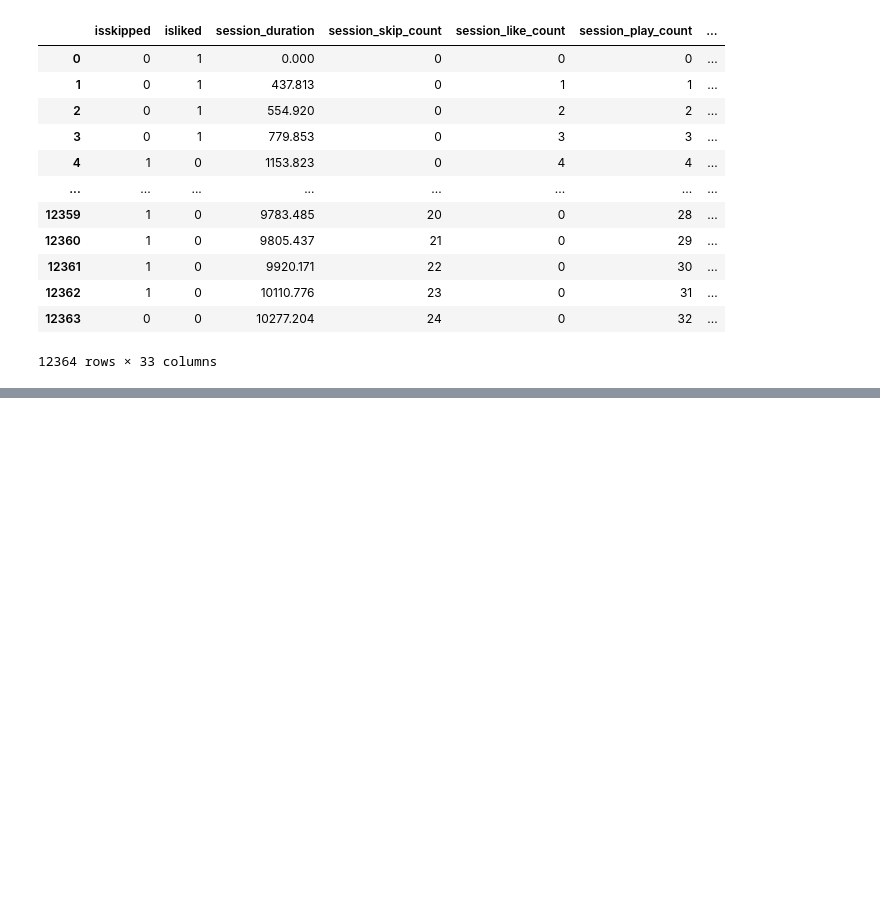
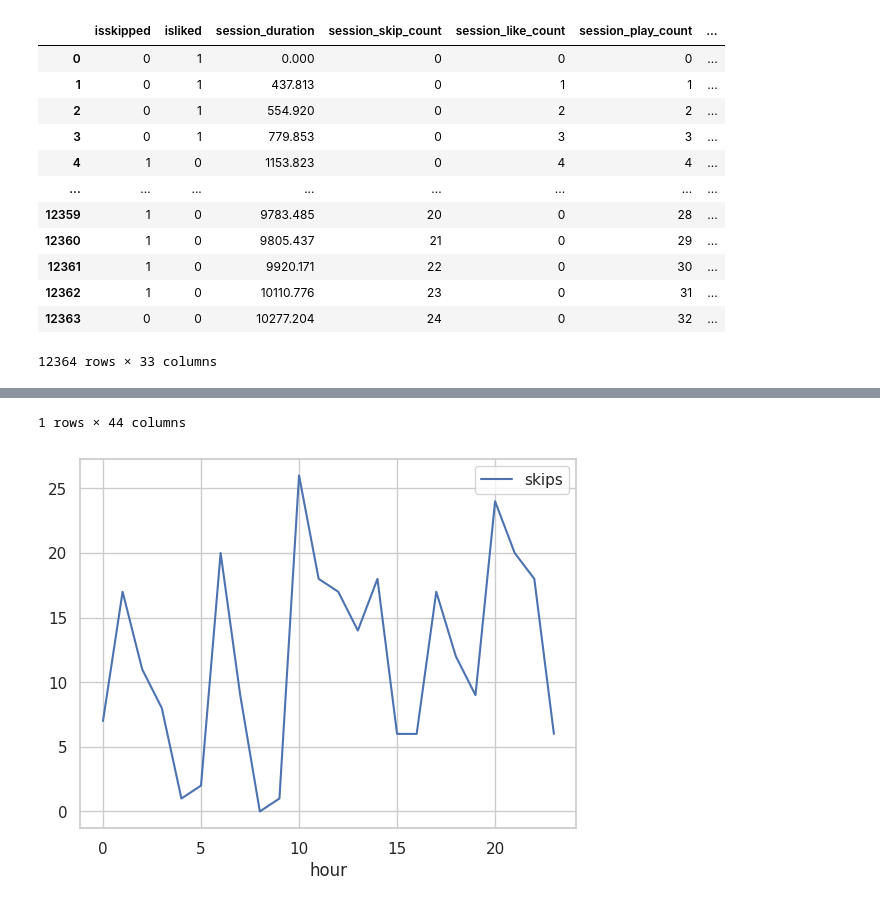
Before and after one commit to dawidkasz/song-skip-predictor, a Jupyter notebook: dokumentacja.ipynb, the cells around one changed output, grey strips where cells are left out. Saved outputs shown, nothing was run; the diff lists cells and outputs as text; code cells hidden in the pictures; blank space fills up the shorter version.

```diff
--- a/dokumentacja.ipynb
+++ b/dokumentacja.ipynb
@@ -274,0 +298,9 @@ plt.scatter(example_session.index, example_session['isskipped'].astype(int))
+# %%
+df = analyze_df
+df['hour'] = pd.to_datetime(df['timestamp']).dt.hour
+df=df[df.timestamp.dt.month==11]
+df.drop(columns=['timestamp']).groupby('hour').agg(skips=('isskipped', 'sum')).plot()
+it = iter(df.resample('2H', on="timestamp"))
+_, df = next(it)
+df
+# %% [output]
@@ -274,0 +309,2 @@ plt.scatter(example_session.index, example_session['isskipped'].astype(int))
+1 rows × 44 columns
+[figure, added]
```
Also changed, not shown: parts of 5 cells of this notebook.
